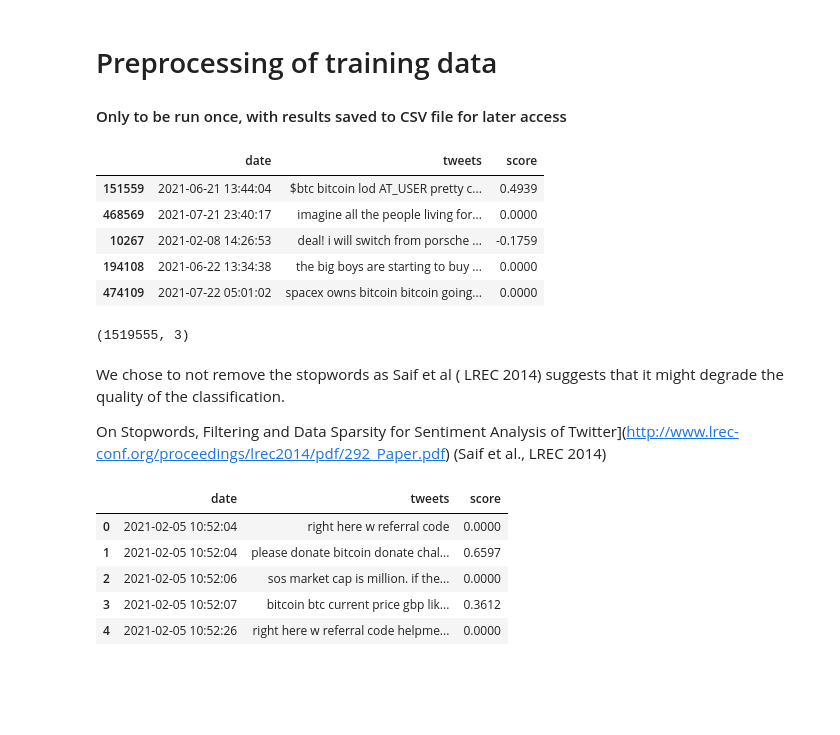
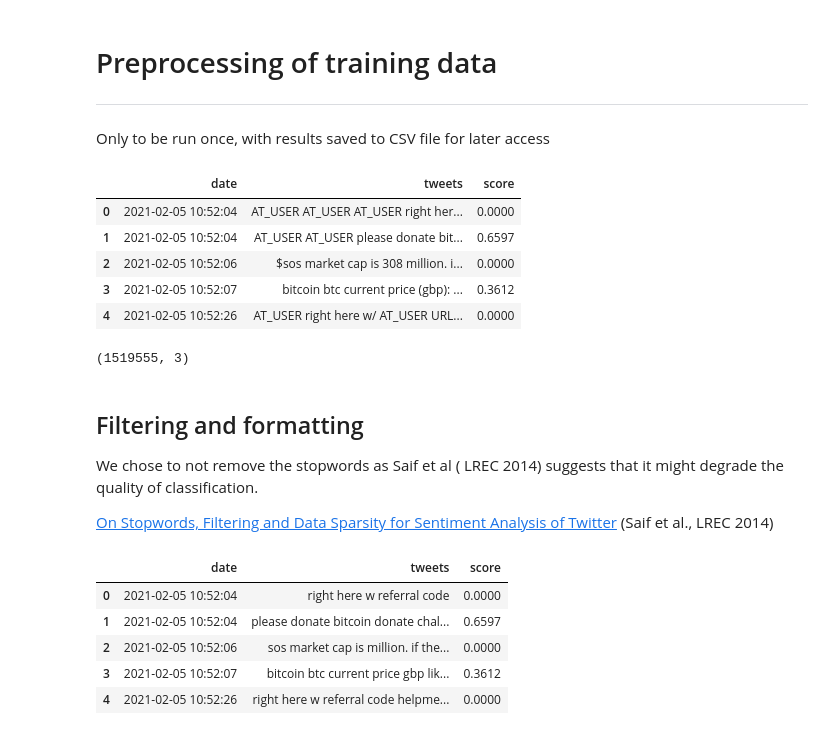
Before and after one commit to joshbrook/BTC-Sentiment-Analysis, a Jupyter notebook: preprocessing.ipynb, the cells around one changed output. Cells and saved outputs as stored; diff of their text form; code cells hidden in the pictures; blank space fills up the shorter version.

```diff
--- a/preprocessing.ipynb
+++ b/preprocessing.ipynb
@@ -20,25 +26,27 @@ We chose to investigate how the price of Bitcoin may be affected by twitter sent
 # %% [markdown]
 # Preprocessing of training data
-
-#### Only to be run once, with results saved to CSV file for later access
+-----------
+Only to be run once, with results saved to CSV file for later access
 # %%
 import pandas as pd
-sent_tweets = pd.read_csv("data/sent-tweets.csv").drop(columns=['user_location', 'user_description',
+sent_tweets = pd.read_csv("data/sent_tweets.csv").drop(columns=['user_location', 'user_description',
                                                            'user_followers', 'user_friends',])
-display(sent_tweets.sample(5))
+display(sent_tweets.head(5))
 sent_tweets.shape
 # %% [output]
 |  | date | tweets | score |
-| 151559 | 2021-06-21 13:44:04 | $btc bitcoin lod AT_USER pretty c... | 0.4939 |
-| 468569 | 2021-07-21 23:40:17 | imagine all the people living for... | 0.0000 |
-| 10267 | 2021-02-08 14:26:53 | deal! i will switch from porsche ... | -0.1759 |
-| 194108 | 2021-06-22 13:34:38 | the big boys are starting to buy ... | 0.0000 |
-| 474109 | 2021-07-22 05:01:02 | spacex owns bitcoin bitcoin going... | 0.0000 |
+| 0 | 2021-02-05 10:52:04 | AT_USER AT_USER AT_USER right her... | 0.0000 |
+| 1 | 2021-02-05 10:52:04 | AT_USER AT_USER please donate bit... | 0.6597 |
+| 2 | 2021-02-05 10:52:06 | $sos market cap is 308 million. i... | 0.0000 |
+| 3 | 2021-02-05 10:52:07 | bitcoin btc current price (gbp): ... | 0.3612 |
+| 4 | 2021-02-05 10:52:26 | AT_USER right here w/ AT_USER URL... | 0.0000 |
 (1519555, 3)
 # %% [markdown]
-We chose to not remove the stopwords as Saif et al ( LREC 2014) suggests that it might degrade the quality of the classification.
+## Filtering and formatting
 
-On Stopwords, Filtering and Data Sparsity for Sentiment Analysis of Twitter](http://www.lrec-conf.org/proceedings/lrec2014/pdf/292_Paper.pdf) (Saif et al., LREC 2014)
+We chose to not remove the stopwords as Saif et al ( LREC 2014) suggests that it might degrade the quality of classification.
+
+[On Stopwords, Filtering and Data Sparsity for Sentiment Analysis of Twitter](http://www.lrec-conf.org/proceedings/lrec2014/pdf/292_Paper.pdf) (Saif et al., LREC 2014)
 # %%
 import re
 
```
Also changed, not shown: parts of 30 cells of this notebook, 1 other file.
